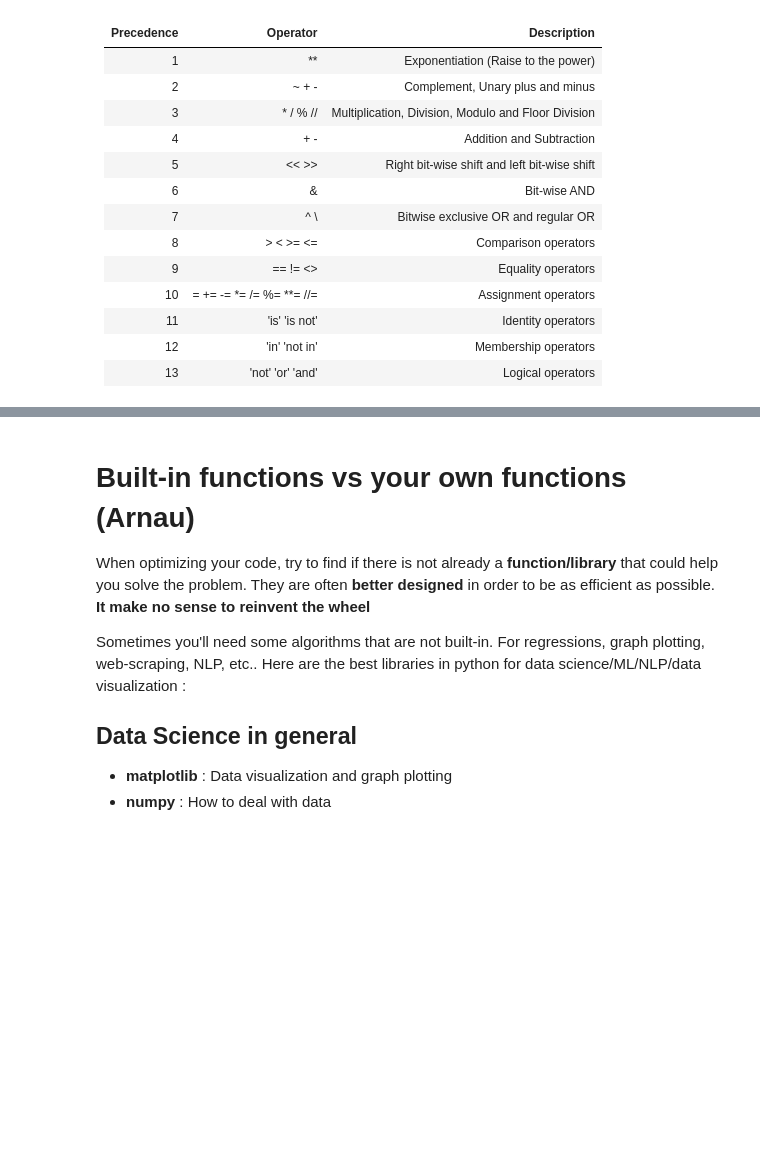
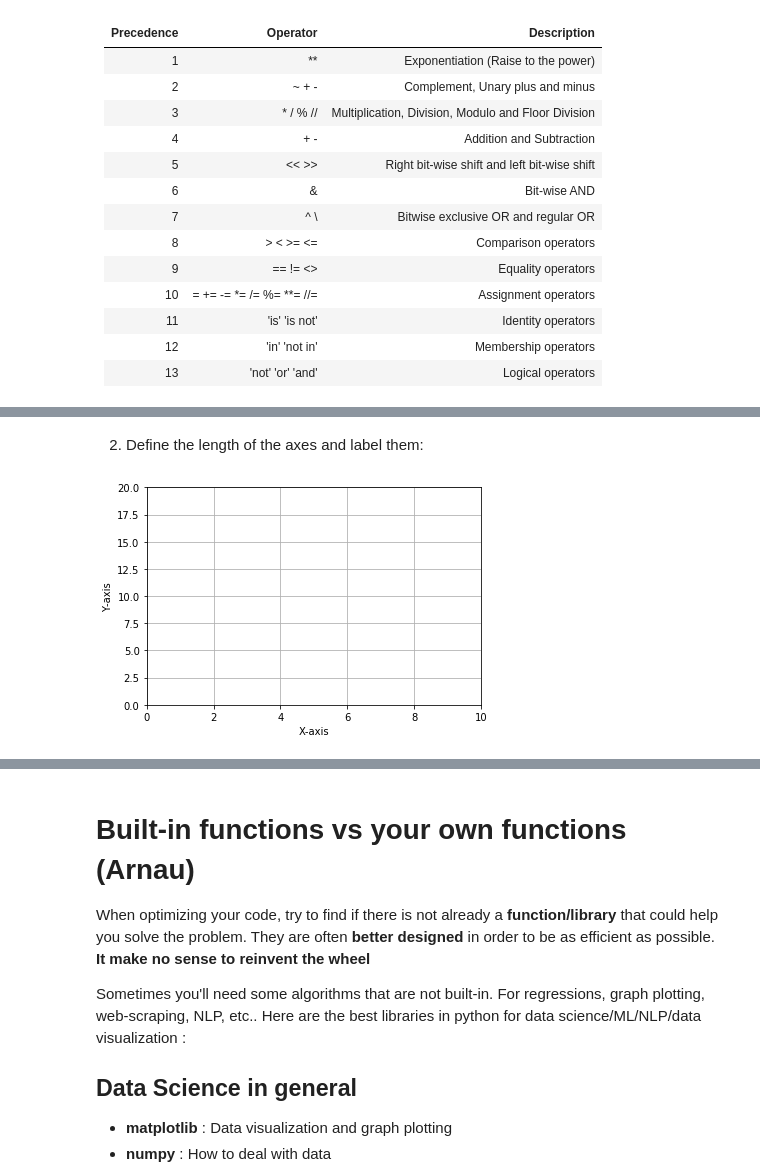
Before and after one commit to drarnau/Programming-Tutorials, a Jupyter notebook: 03_Values_Variables_and_Operators.ipynb, the cells around one changed output, grey strips where cells are left out. Cells and saved outputs as stored; diff of their text form; code cells hidden in the pictures; blank space fills up the shorter version.

```diff
--- a/03_Values_Variables_and_Operators.ipynb
+++ b/03_Values_Variables_and_Operators.ipynb
@@ -629,0 +795,21 @@ Operators are executed in a certain order. Being aware of the precedence that op
+# %% [markdown]
+2. Define the length of the axes and label them:
+# %%
+# Import matplotlib:
+import matplotlib.pyplot as plt
+
+# Generate the frame:
+fig = plt.figure()
+ax = plt.axes()
+
+
+# Define length of axes and label them:
+plt.axis([0,10, 0,20]) # the first two values define from where to where x-axis goes, the second two values for the y-axis
+plt.grid() # adds a grid s.t. points on graph can be read off easier
+plt.ylabel('Y-axis')
+plt.xlabel('X-axis')
+
+#Show the graph:
+plt.show()
+# %% [output]
+[figure, added]
```
Also changed, not shown: parts of 61 cells of this notebook.
